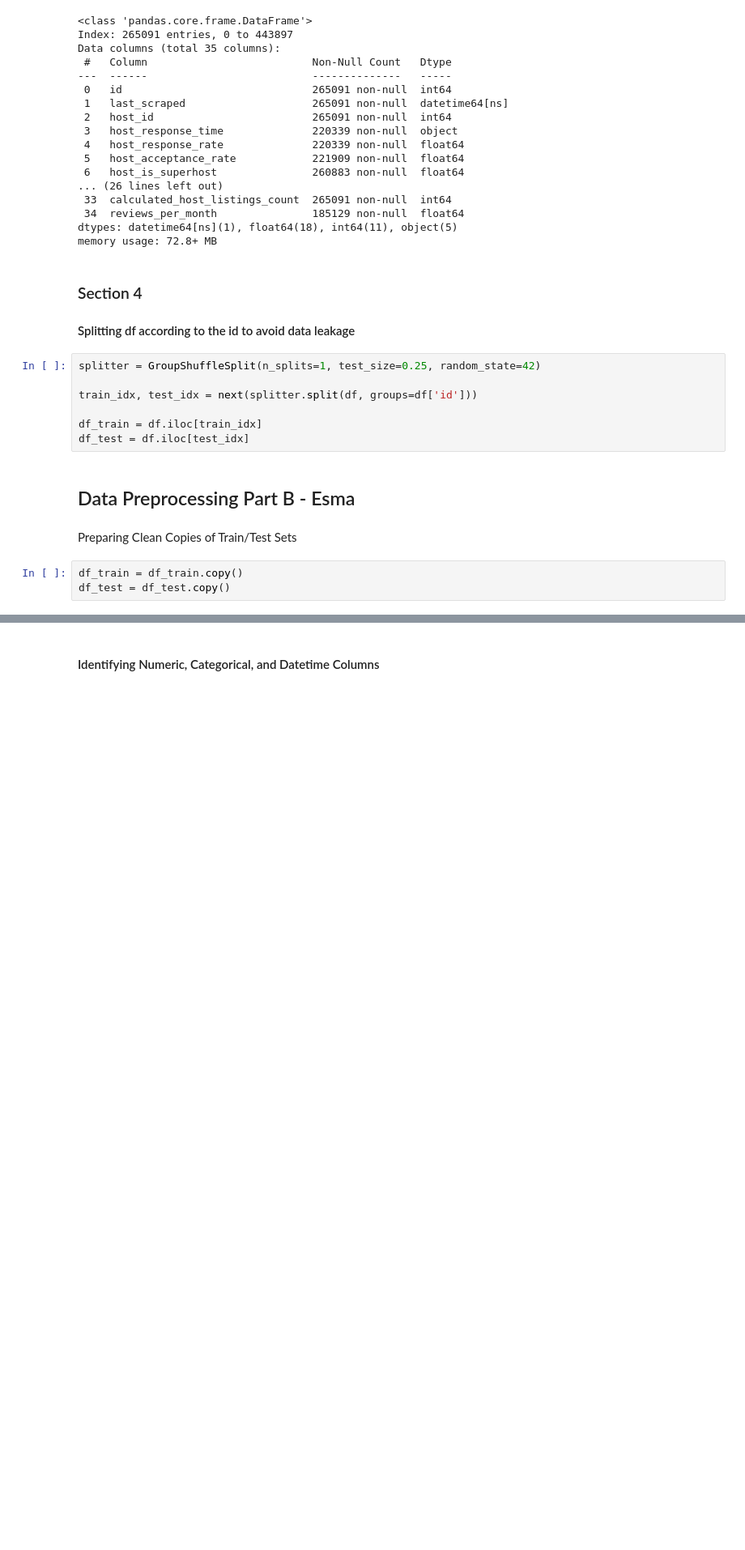
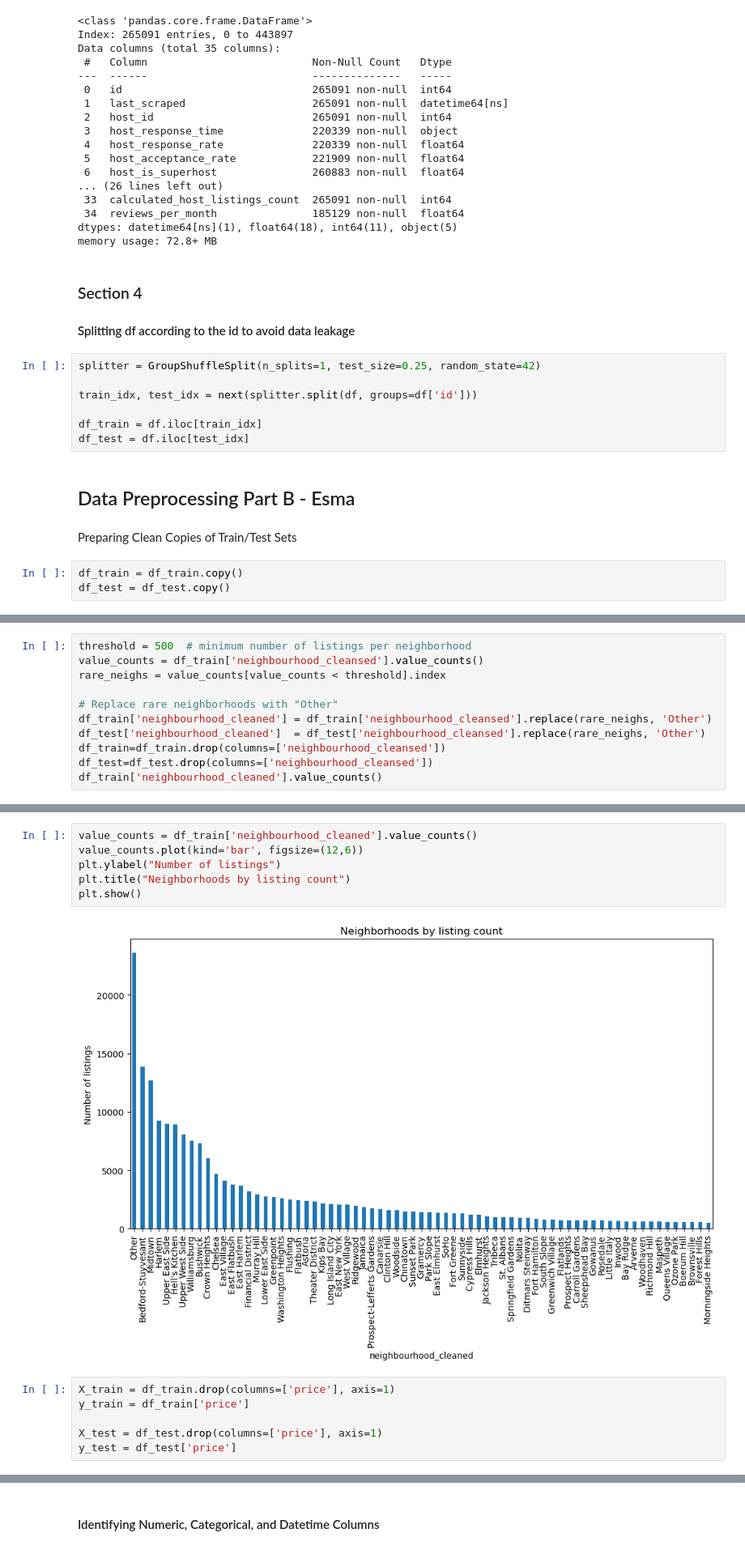
Before and after one commit to aminahrr/AirBnB-ML-project, a Jupyter notebook: notebooks/01_data_preprocessing.ipynb, the cells around one changed output, grey strips where cells are left out. Shown at 81% size. Drawn from its saved outputs; the diff is of its cells as text; blank space fills up the shorter version.

```diff
--- a/notebooks/01_data_preprocessing.ipynb
+++ b/notebooks/01_data_preprocessing.ipynb
@@ -361,0 +370,11 @@ df_test = df_test.copy()
+# %%
+threshold = 500  # minimum number of listings per neighborhood
+value_counts = df_train['neighbourhood_cleansed'].value_counts()
+rare_neighs = value_counts[value_counts < threshold].index
+
+# Replace rare neighborhoods with "Other"
+df_train['neighbourhood_cleaned'] = df_train['neighbourhood_cleansed'].replace(rare_neighs, 'Other')
+df_test['neighbourhood_cleaned']  = df_test['neighbourhood_cleansed'].replace(rare_neighs, 'Other')
+df_train=df_train.drop(columns=['neighbourhood_cleansed'])
+df_test=df_test.drop(columns=['neighbourhood_cleansed'])
+df_train['neighbourhood_cleaned'].value_counts()
@@ -362 +395,15 @@ df_test = df_test.copy()
+# %%
+value_counts = df_train['neighbourhood_cleaned'].value_counts()
+value_counts.plot(kind='bar', figsize=(12,6))
+plt.ylabel("Number of listings")
+plt.title("Neighborhoods by listing count")
+plt.show()
+# %% [output]
+[figure, added]
+# %%
+X_train = df_train.drop(columns=['price'], axis=1)
+y_train = df_train['price']
+
+X_test = df_test.drop(columns=['price'], axis=1)
+y_test = df_test['price']
 # %%
```
Also changed, not shown: parts of 17 cells of this notebook.
